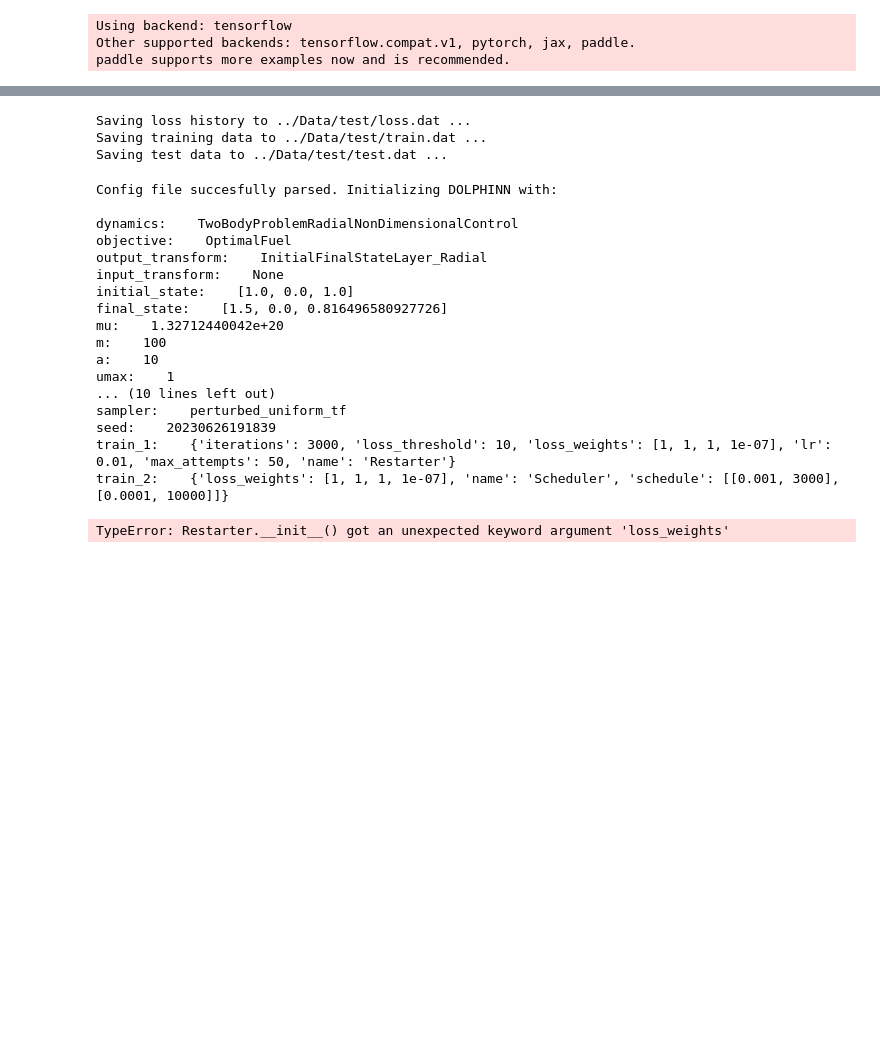
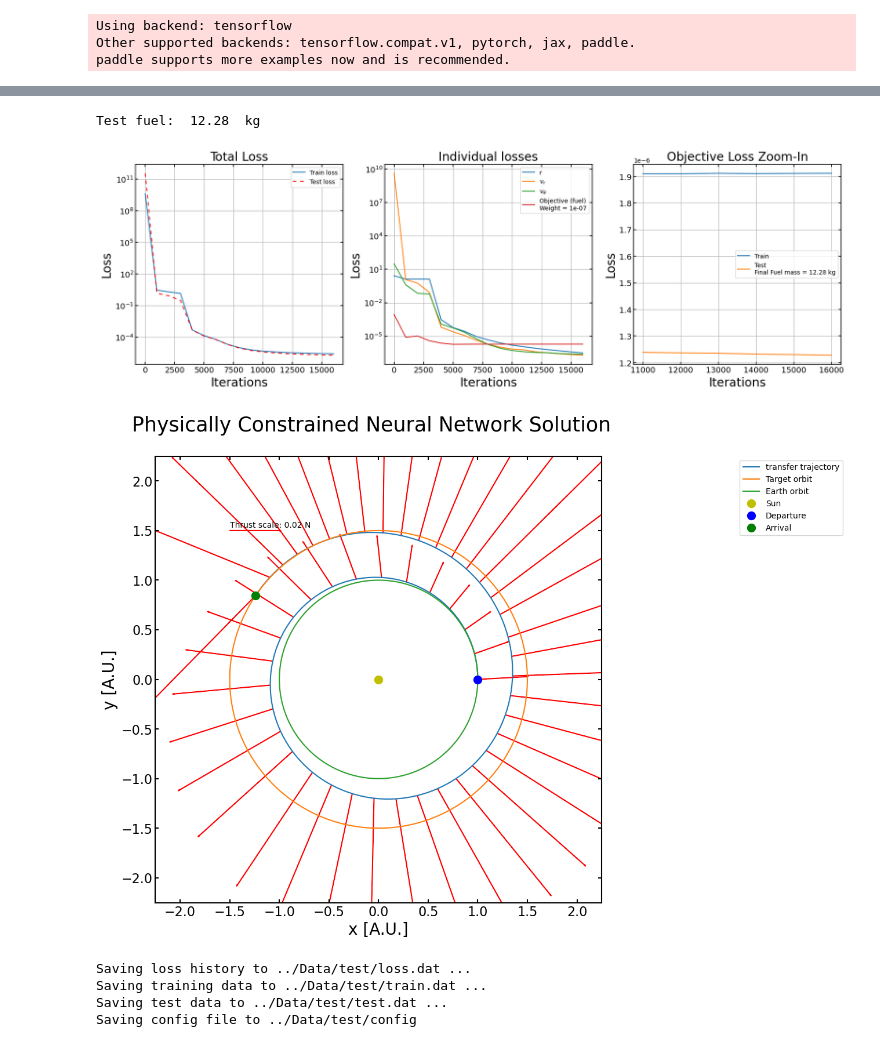
Before and after one commit to thomas7392/DOLPHINN, a Jupyter notebook: Experiments/radial_objective.ipynb, the cells around one changed output, grey strips where cells are left out. Cells and saved outputs as stored; diff of their text form; code cells hidden in the pictures; blank space fills up the shorter version.

Commit message:
Add example of training a DOLPHINN

```diff
--- a/Experiments/radial_objective.ipynb
+++ b/Experiments/radial_objective.ipynb
@@ -90,10 +92,11 @@ data = {"initial_state": initial_state,
 # %%
 # Create problem
 problem = DOLPHINN(data,
-                   TwoBodyProblemRadialNonDimensionalControl,
-                   output_transform = InitialFinalStateLayer_Radial,
-                   objective = OptimalFuel)
+            "TwoBodyProblemRadialNonDimensionalControl",
+            output_transform = "InitialFinalStateLayer_Radial",
+            objective = "OptimalFuel")
 
 restarter = Restarter(loss_weigths = [1, 1, 1, 1e-7])
+#schedule = Scheduler([(1e-3, 2000)], loss_weigths = [1, 1, 1, 1e-7])
 problem.train(restarter)
 # %% [output]
@@ -141,28 +144,14 @@ Step      Train loss                                  Test loss
+# %%
+plotting.plot_loss(problem)
+plotting.plot_transfer(problem)
+# %% [output]
+Test fuel:  12.28  kg
+[figure, added]
+[figure, added]
 # %%
 problem.store("../Data/test/", overwrite = True)
 # %% [output]
 Saving loss history to ../Data/test/loss.dat ...
 Saving training data to ../Data/test/train.dat ...
 Saving test data to ../Data/test/test.dat ...
+Saving config file to ../Data/test/config
-# %%
-problem2 = DOLPHINN.from_config("../Data/test/config",
-                               train = True)
-# %% [output]
-Config file succesfully parsed. Initializing DOLPHINN with:
-
-dynamics:    TwoBodyProblemRadialNonDimensionalControl
-objective:    OptimalFuel
-output_transform:    InitialFinalStateLayer_Radial
-input_transform:    None
-initial_state:    [1.0, 0.0, 1.0]
-final_state:    [1.5, 0.0, 0.816496580927726]
-mu:    1.32712440042e+20
-m:    100
-a:    10
-umax:    1
-... (10 lines left out)
-sampler:    perturbed_uniform_tf
-seed:    20230626191839
-train_1:    {'iterations': 3000, 'loss_threshold': 10, 'loss_weights': [1, 1, 1, 1e-07], 'lr': 0.01, 'max_attempts': 50, 'name': 'Restarter'}
-train_2:    {'loss_weights': [1, 1, 1, 1e-07], 'name': 'Scheduler', 'schedule': [[0.001, 3000], [0.0001, 10000]]}
-TypeError: Restarter.__init__() got an unexpected keyword argument 'loss_weights'
```
Also changed, not shown: parts of 5 cells of this notebook.
